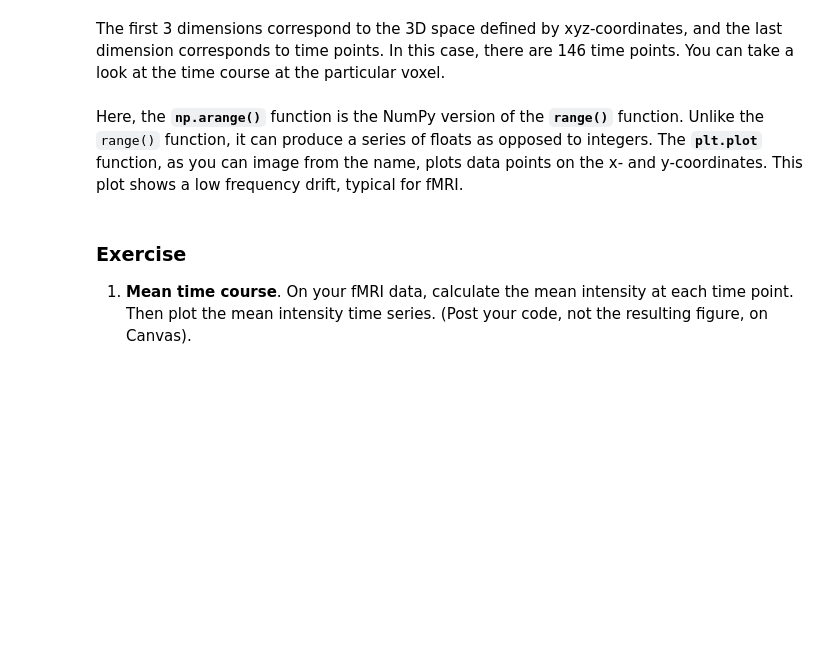
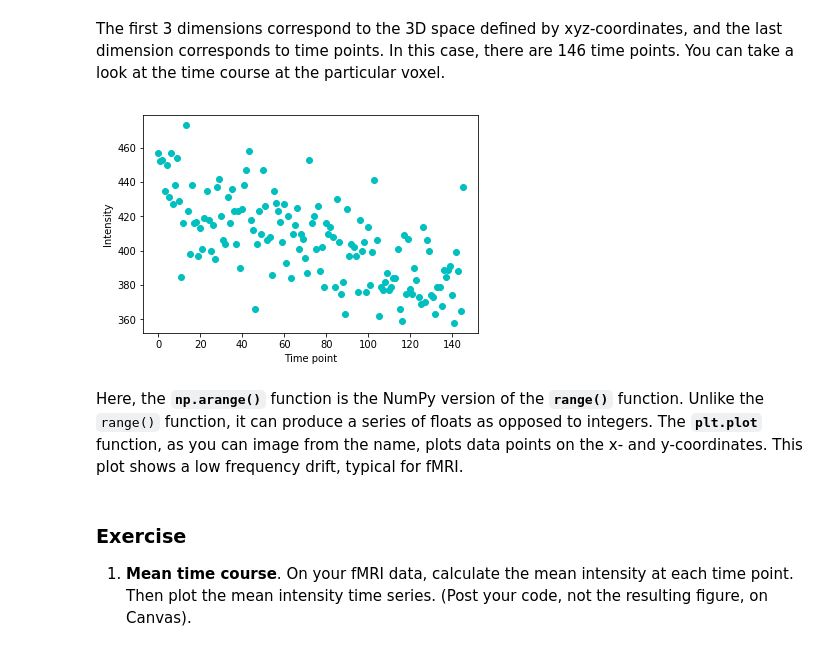
Before and after one commit to sathayas/JupyterfMRIFall2018, a Jupyter notebook: NumPy.ipynb, the cells around one changed output. Drawn from its saved outputs; the diff is of its cells as text; code cells hidden in the pictures; blank space fills up the shorter version.

```diff
--- a/NumPy.ipynb
+++ b/NumPy.ipynb
@@ -510,3 +509,19 @@ tSlice = 0
+# %%
+# Directory where your data set resides. This needs to be customized
+#dataDir = '/home/satoru/Teaching/fMRI_Fall_2018/Data/ds102'
+dataDir = '/Users/sh45474/Documents/Teaching/fMRI_Fall_2018/Data/ds102'
+
+
+# reading in the fMRI data array
+f_fMRI = os.path.join(dataDir,'sub-26/func/sub-26_task-flanker_run-2_bold.nii.gz')
+fMRI = nib.load(f_fMRI)
+X_fMRI = fMRI.get_data()
+
+# locations (in voxels) where slicing occurs
+xSlice = 32
+ySlice = 28
+zSlice = 22
+tSlice = 0
 # %% [markdown]
 As you recall, the data array is 4D in the fMRI data.
 # %%
@@ -514,10 +565,12 @@ X_fMRI.shape
 # %% [markdown]
 The first 3 dimensions correspond to the 3D space defined by xyz-coordinates, and the last dimension corresponds to time points. In this case, there are 146 time points. You can take a look at the time course at the particular voxel.
 # %%
-plt.plot(np.arange(X_fMRI.shape[-1]), X_fMRI[xSlice,ySlice,zSlice,:])
+plt.plot(np.arange(X_fMRI.shape[-1]), X_fMRI[xSlice,ySlice,zSlice,:],'co')
 plt.xlabel('Time point')
 plt.ylabel('Intensity')
 plt.show()
+# %% [output]
+[figure, added]
 # %% [markdown]
 Here, the **`np.arange()`** function is the NumPy version of the **`range()`** function. Unlike the `range()` function, it can produce a series of floats as opposed to integers. The **`plt.plot`** function, as you can image from the name, plots data points on the x- and y-coordinates. This plot shows a low frequency drift, typical for fMRI.
 # %% [markdown]
```
Also changed, not shown: parts of 27 cells of this notebook.
